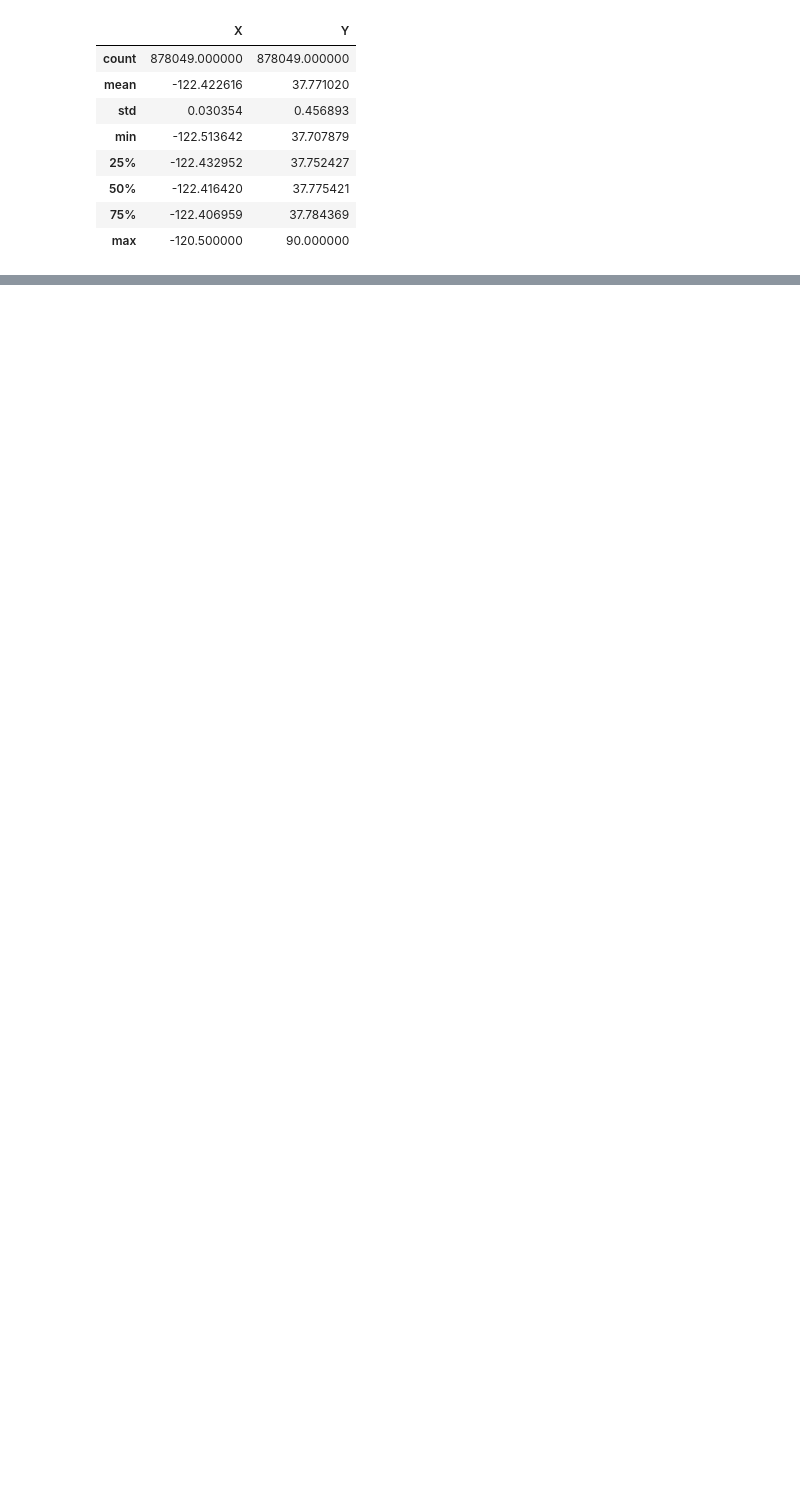
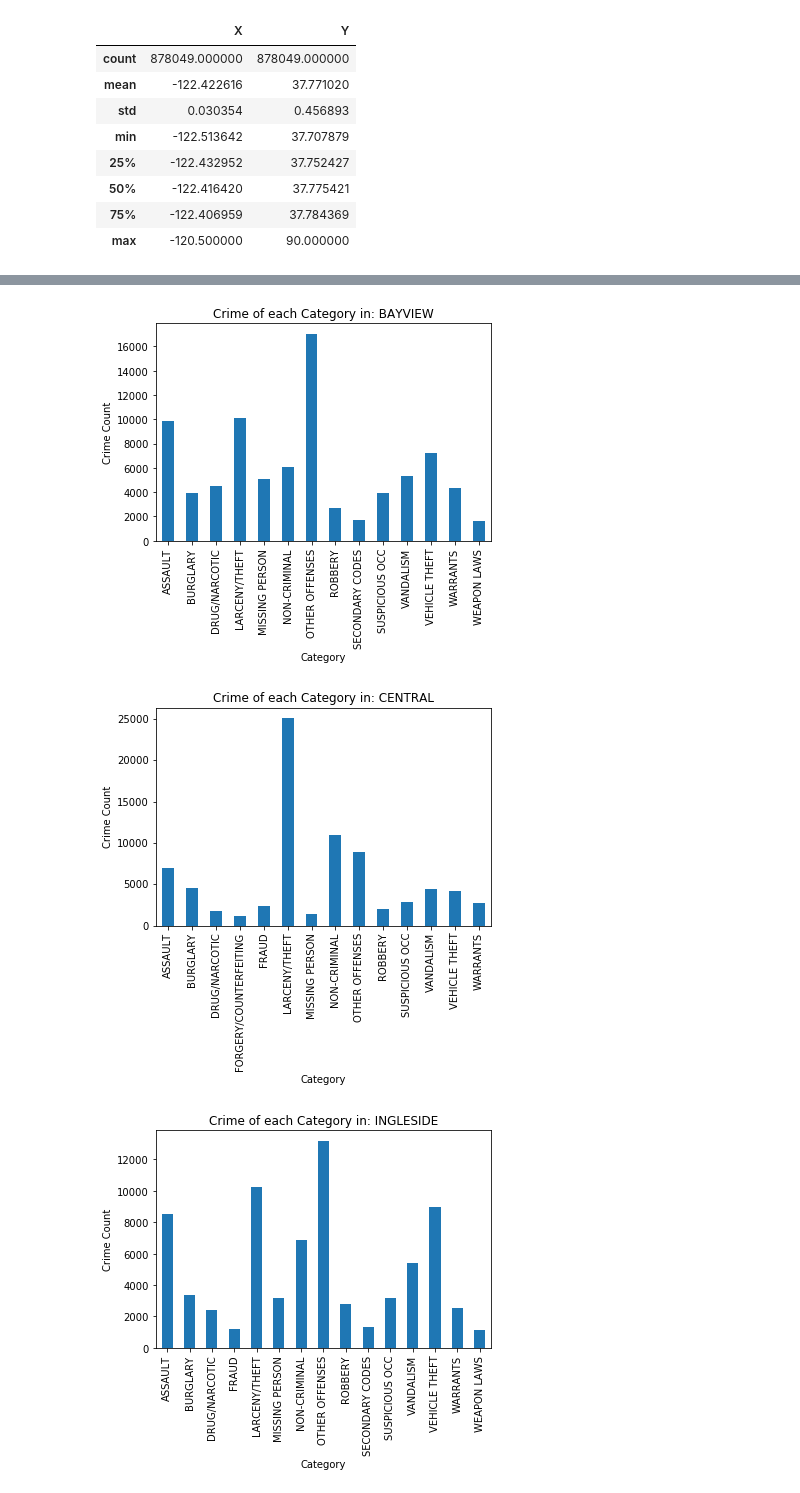
Before and after one commit to General4077/cs433Final, a Jupyter notebook: sf_crime_casestudy.ipynb, the cells around one changed output, grey strips where cells are left out. Saved outputs shown, nothing was run; the diff lists cells and outputs as text; code cells hidden in the pictures; blank space fills up the shorter version.

```diff
--- a/sf_crime_casestudy.ipynb
+++ b/sf_crime_casestudy.ipynb
@@ -56,0 +198,18 @@ To change this limit, set the config variable
+# %%
+%matplotlib inline
+# Refine crime counts by category for each district to those with over 1000
+grouped_districts=data.groupby(["PdDistrict"])
+for adist,distgroup in grouped_districts:
+    crime_data = distgroup.groupby(["Category"]).count()['Dates']
+    for ind,val in crime_data.iteritems():
+        if(val<1000):
+            crime_data=crime_data.drop(ind)
+    crime_plot=crime_data.plot.bar()
+    ttitle = "Crime of each Category in: {}".format(adist)
+    props={'title': ttitle, 'xlabel':'Category','ylabel':'Crime Count'}
+    crime_plot.set(**props)
+    plt.show()
+# %% [output]
+[figure, added]
+[figure, added]
+[figure, added]
```
Also changed, not shown: parts of 26 cells of this notebook.
